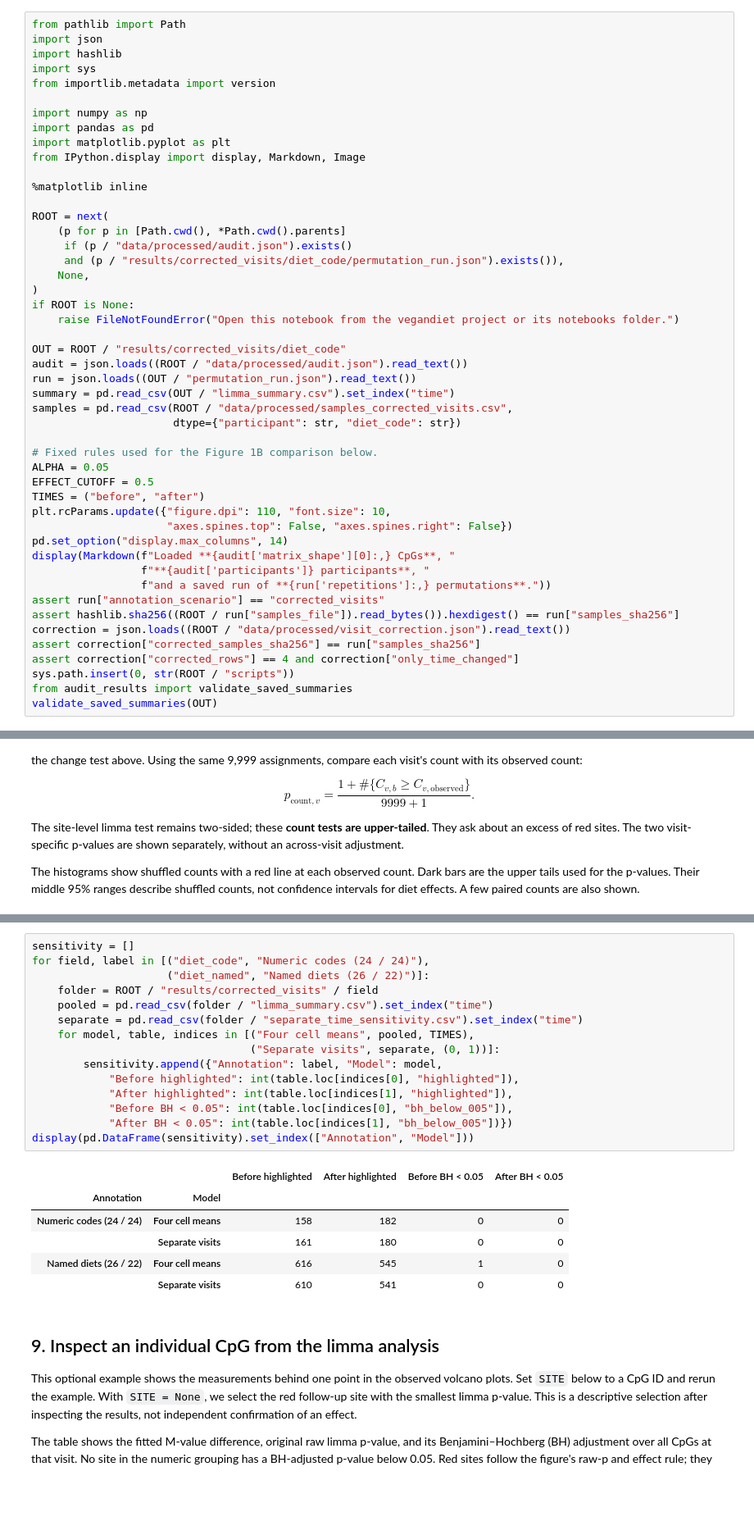
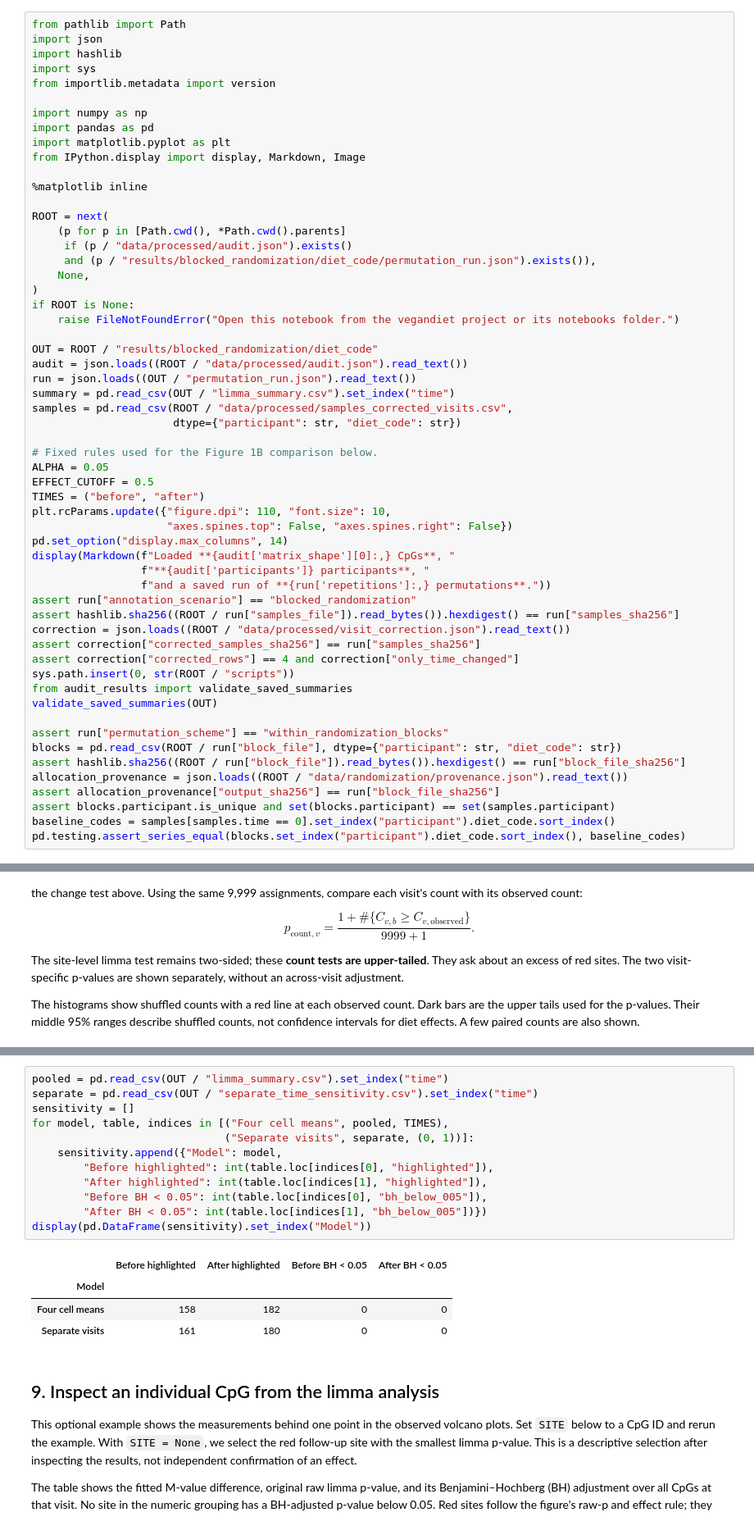
Before and after one commit to pbenner/diet-methylation-reanalysis, a Jupyter notebook: notebooks/figure1b_results.ipynb, the cells around one changed output, grey strips where cells are left out. Shown at 82% size. Saved outputs shown, nothing was run; the diff lists cells and outputs as text; blank space fills up the shorter version.

```diff
--- a/notebooks/figure1b_results.ipynb
+++ b/notebooks/figure1b_results.ipynb
@@ -41,13 +42,13 @@ from IPython.display import display, Markdown, Image
 ROOT = next(
     (p for p in [Path.cwd(), *Path.cwd().parents]
      if (p / "data/processed/audit.json").exists()
-     and (p / "results/corrected_visits/diet_code/permutation_run.json").exists()),
+     and (p / "results/blocked_randomization/diet_code/permutation_run.json").exists()),
     None,
 )
 if ROOT is None:
     raise FileNotFoundError("Open this notebook from the vegandiet project or its notebooks folder.")
 
-OUT = ROOT / "results/corrected_visits/diet_code"
+OUT = ROOT / "results/blocked_randomization/diet_code"
 audit = json.loads((ROOT / "data/processed/audit.json").read_text())
 run = json.loads((OUT / "permutation_run.json").read_text())
 summary = pd.read_csv(OUT / "limma_summary.csv").set_index("time")
@@ -64,7 +65,7 @@ pd.set_option("display.max_columns", 14)
 display(Markdown(f"Loaded **{audit['matrix_shape'][0]:,} CpGs**, "
                  f"**{audit['participants']} participants**, "
                  f"and a saved run of **{run['repetitions']:,} permutations**."))
-assert run["annotation_scenario"] == "corrected_visits"
+assert run["annotation_scenario"] == "blocked_randomization"
 assert hashlib.sha256((ROOT / run["samples_file"]).read_bytes()).hexdigest() == run["samples_sha256"]
 correction = json.loads((ROOT / "data/processed/visit_correction.json").read_text())
 assert correction["corrected_samples_sha256"] == run["samples_sha256"]
@@ -72,5 +73,14 @@ assert correction["corrected_rows"] == 4 and correction["only_time_changed"]
 sys.path.insert(0, str(ROOT / "scripts"))
 from audit_results import validate_saved_summaries
 validate_saved_summaries(OUT)
+
+assert run["permutation_scheme"] == "within_randomization_blocks"
+blocks = pd.read_csv(ROOT / run["block_file"], dtype={"participant": str, "diet_code": str})
+assert hashlib.sha256((ROOT / run["block_file"]).read_bytes()).hexdigest() == run["block_file_sha256"]
+allocation_provenance = json.loads((ROOT / "data/randomization/provenance.json").read_text())
+assert allocation_provenance["output_sha256"] == run["block_file_sha256"]
+assert blocks.participant.is_unique and set(blocks.participant) == set(samples.participant)
+baseline_codes = samples[samples.time == 0].set_index("participant").diet_code.sort_index()
+pd.testing.assert_series_equal(blocks.set_index("participant").diet_code.sort_index(), baseline_codes)
 # %% [output]
 Loaded **812,934 CpGs**, **48 participants**, and a saved run of **9,999 permutations**.
@@ -519,25 +556,20 @@ All sensitivity rows below use the same four corrected visit labels.
 # %%
+pooled = pd.read_csv(OUT / "limma_summary.csv").set_index("time")
+separate = pd.read_csv(OUT / "separate_time_sensitivity.csv").set_index("time")
 sensitivity = []
-for field, label in [("diet_code", "Numeric codes (24 / 24)"),
-                     ("diet_named", "Named diets (26 / 22)")]:
-    folder = ROOT / "results/corrected_visits" / field
-    pooled = pd.read_csv(folder / "limma_summary.csv").set_index("time")
-    separate = pd.read_csv(folder / "separate_time_sensitivity.csv").set_index("time")
-    for model, table, indices in [("Four cell means", pooled, TIMES),
-                                  ("Separate visits", separate, (0, 1))]:
-        sensitivity.append({"Annotation": label, "Model": model,
-            "Before highlighted": int(table.loc[indices[0], "highlighted"]),
-            "After highlighted": int(table.loc[indices[1], "highlighted"]),
-            "Before BH < 0.05": int(table.loc[indices[0], "bh_below_005"]),
-            "After BH < 0.05": int(table.loc[indices[1], "bh_below_005"])})
-display(pd.DataFrame(sensitivity).set_index(["Annotation", "Model"]))
+for model, table, indices in [("Four cell means", pooled, TIMES),
+                              ("Separate visits", separate, (0, 1))]:
+    sensitivity.append({"Model": model,
+        "Before highlighted": int(table.loc[indices[0], "highlighted"]),
+        "After highlighted": int(table.loc[indices[1], "highlighted"]),
+        "Before BH < 0.05": int(table.loc[indices[0], "bh_below_005"]),
+        "After BH < 0.05": int(table.loc[indices[1], "bh_below_005"])})
+display(pd.DataFrame(sensitivity).set_index("Model"))
 # %% [output]
-|  |  | Before highlighted | After highlighted | Before BH < 0.05 | After BH < 0.05 |
-| Annotation | Model |  |  |  |  |
-| Numeric codes (24 / 24) | Four cell means | 158 | 182 | 0 | 0 |
-|  | Separate visits | 161 | 180 | 0 | 0 |
-| Named diets (26 / 22) | Four cell means | 616 | 545 | 1 | 0 |
-|  | Separate visits | 610 | 541 | 0 | 0 |
+|  | Before highlighted | After highlighted | Before BH < 0.05 | After BH < 0.05 |
+| Model |  |  |  |  |
+| Four cell means | 158 | 182 | 0 | 0 |
+| Separate visits | 161 | 180 | 0 | 0 |
 # %% [markdown]
 ## 9. Inspect an individual CpG from the limma analysis
 
```
Also changed, not shown: parts of 18 cells of this notebook, 16 other files.
